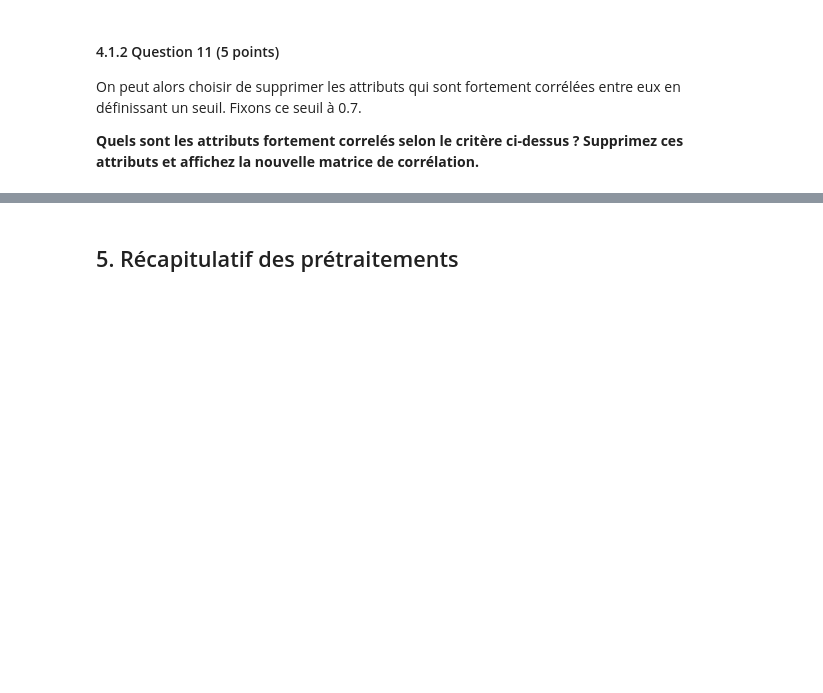
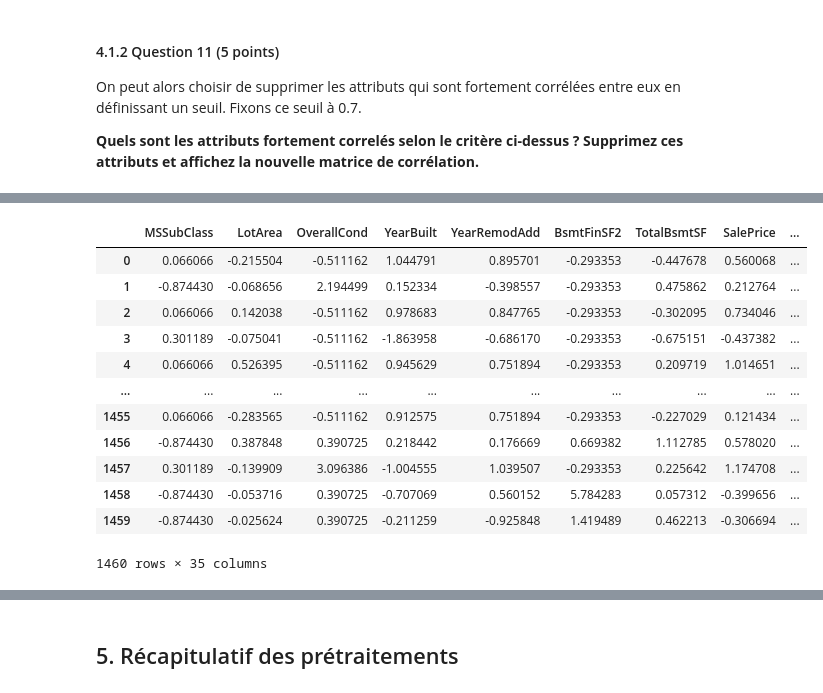
Before and after one commit to mohamedali05/TP1_INF8111, a Jupyter notebook: TP1_A24.ipynb, the cells around one changed output, grey strips where cells are left out. Saved outputs shown, nothing was run; the diff lists cells and outputs as text; code cells hidden in the pictures; blank space fills up the shorter version.

```diff
--- a/TP1_A24.ipynb
+++ b/TP1_A24.ipynb
@@ -620,0 +625,12 @@ Index(['MSSubClass', 'LotArea', 'OverallCond', 'YearBuilt', 'YearRemodAdd',
+# %%
+to_drop = set()
+for i in range(len(corr_matrix.columns)):
+    for j in range(i):
+        if np.abs(corr_matrix.iloc[i, j]) > 0.7:
+            print(corr_matrix.columns[i])
+            col_name = corr_matrix.columns[i]
+            to_drop.add(col_name)
+
+new_df_reduced = new_df.drop(columns=to_drop)
+
+#display_corr_matrix(new_df_reduced)
@@ -620,0 +654,3 @@ Index(['MSSubClass', 'LotArea', 'OverallCond', 'YearBuilt', 'YearRemodAdd',
+# %%
+df.drop(columns = to_drop , inplace=True)
+df
@@ -620,0 +671,16 @@ Index(['MSSubClass', 'LotArea', 'OverallCond', 'YearBuilt', 'YearRemodAdd',
+# %%
+df.loc[0:1459 , :]
+# %% [output]
+|  | MSSubClass | LotArea | OverallCond | YearBuilt | YearRemodAdd | BsmtFinSF2 | TotalBsmtSF | SalePrice | ... |
+| 0 | 0.066066 | -0.215504 | -0.511162 | 1.044791 | 0.895701 | -0.293353 | -0.447678 | 0.560068 | ... |
+| 1 | -0.874430 | -0.068656 | 2.194499 | 0.152334 | -0.398557 | -0.293353 | 0.475862 | 0.212764 | ... |
+| 2 | 0.066066 | 0.142038 | -0.511162 | 0.978683 | 0.847765 | -0.293353 | -0.302095 | 0.734046 | ... |
+| 3 | 0.301189 | -0.075041 | -0.511162 | -1.863958 | -0.686170 | -0.293353 | -0.675151 | -0.437382 | ... |
+| 4 | 0.066066 | 0.526395 | -0.511162 | 0.945629 | 0.751894 | -0.293353 | 0.209719 | 1.014651 | ... |
+| ... | ... | ... | ... | ... | ... | ... | ... | ... | ... |
+| 1455 | 0.066066 | -0.283565 | -0.511162 | 0.912575 | 0.751894 | -0.293353 | -0.227029 | 0.121434 | ... |
+| 1456 | -0.874430 | 0.387848 | 0.390725 | 0.218442 | 0.176669 | 0.669382 | 1.112785 | 0.578020 | ... |
+| 1457 | 0.301189 | -0.139909 | 3.096386 | -1.004555 | 1.039507 | -0.293353 | 0.225642 | 1.174708 | ... |
+| 1458 | -0.874430 | -0.053716 | 0.390725 | -0.707069 | 0.560152 | 5.784283 | 0.057312 | -0.399656 | ... |
+| 1459 | -0.874430 | -0.025624 | 0.390725 | -0.211259 | -0.925848 | 1.419489 | 0.462213 | -0.306694 | ... |
+1460 rows × 35 columns
```
Also changed, not shown: parts of 8 cells of this notebook.
